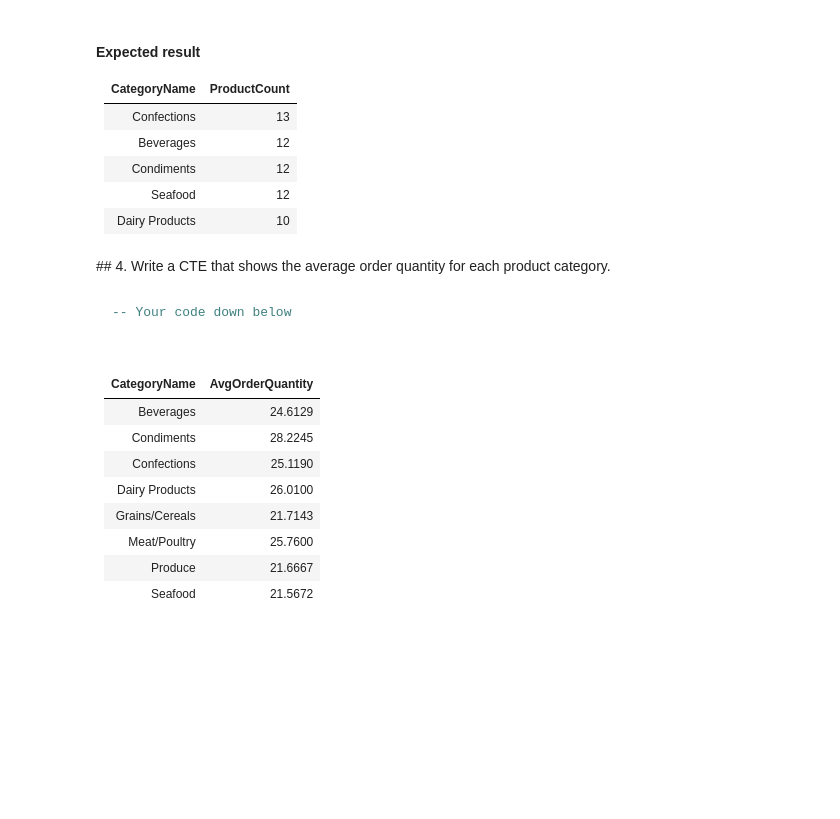
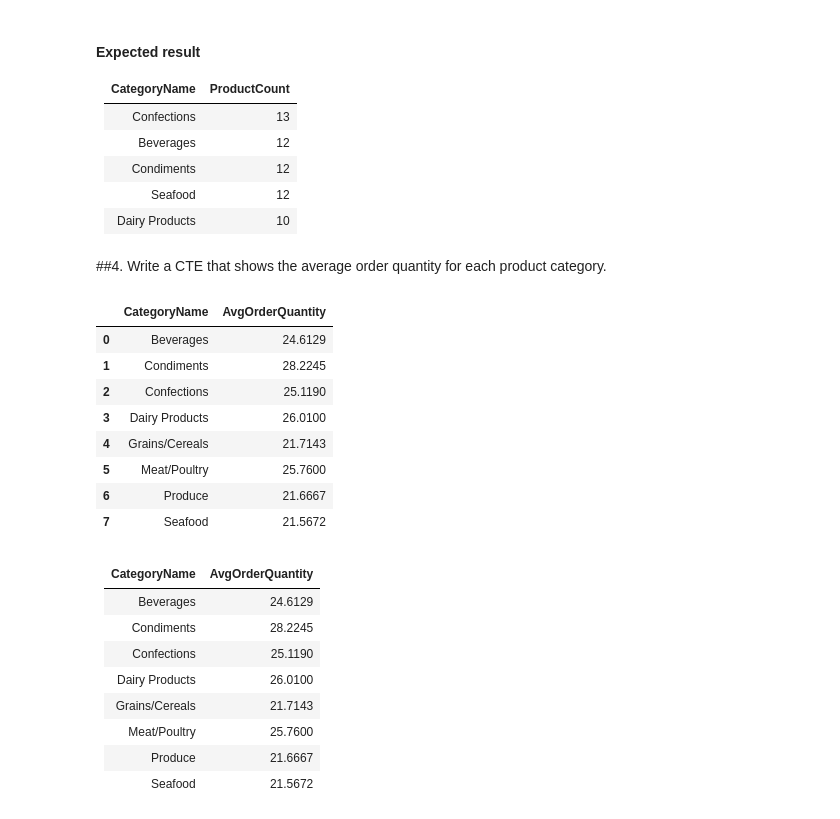
Before and after one commit to Ironhack-data-bcn-oct-2023/lab-mysql-common-table-expressions, a Jupyter notebook: main.ipynb, the cells around one changed output. Drawn from its saved outputs; the diff is of its cells as text; code cells hidden in the pictures; blank space fills up the shorter version.

````diff
--- a/main.ipynb
+++ b/main.ipynb
@@ -55,12 +111,29 @@ Alice Mutton is 6th
 |Seafood                         |12          |
 |Dairy Products                  |10          |
 # %% [markdown]
-## 4. Write a CTE that shows the average order quantity for each product category.
+##4. Write a CTE that shows the average order quantity for each product category.
-# %% [markdown]
-```sql
--- Your code down below
-
-```
+# %%
+query = '''
+        with categories as (
+                select c.CategoryName, avg(od.Quantity)  as AvgOrderQuantity
+                from categories as c
+                        join products as p on c.CategoryID = p.CategoryID
+                        join orderdetails as od on p.ProductID = od.ProductID
+                        group by p.CategoryID
+        )
+        select CategoryName, AvgOrderQuantity from categories;
+        '''
+pd.read_sql_query(query, engine)
+# %% [output]
+|  | CategoryName | AvgOrderQuantity |
+| 0 | Beverages | 24.6129 |
+| 1 | Condiments | 28.2245 |
+| 2 | Confections | 25.1190 |
+| 3 | Dairy Products | 26.0100 |
+| 4 | Grains/Cereals | 21.7143 |
+| 5 | Meat/Poultry | 25.7600 |
+| 6 | Produce | 21.6667 |
+| 7 | Seafood | 21.5672 |
 # %% [markdown]
 |CategoryName                    |AvgOrderQuantity|
 |--------------------------------|----------------|
````
Also changed, not shown: parts of 15 cells of this notebook.
